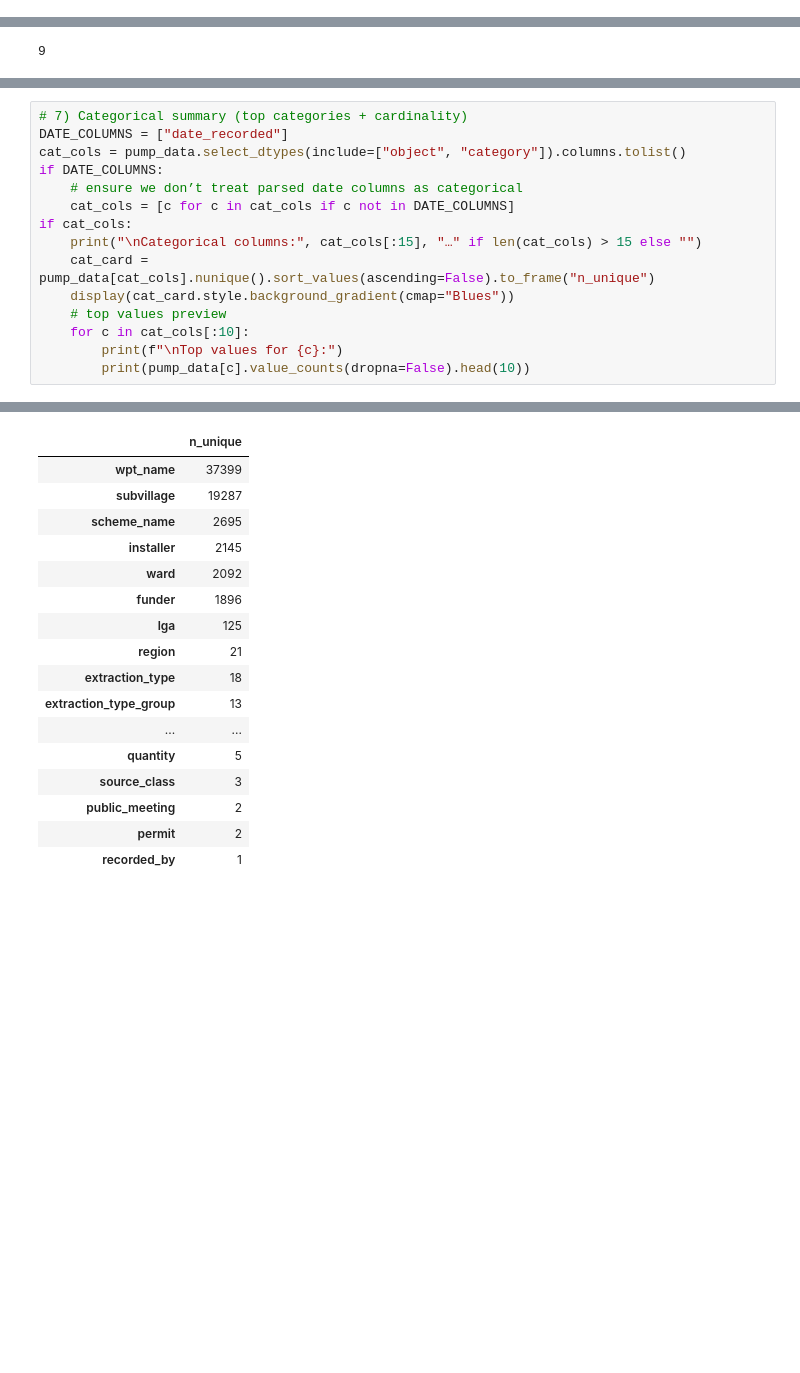
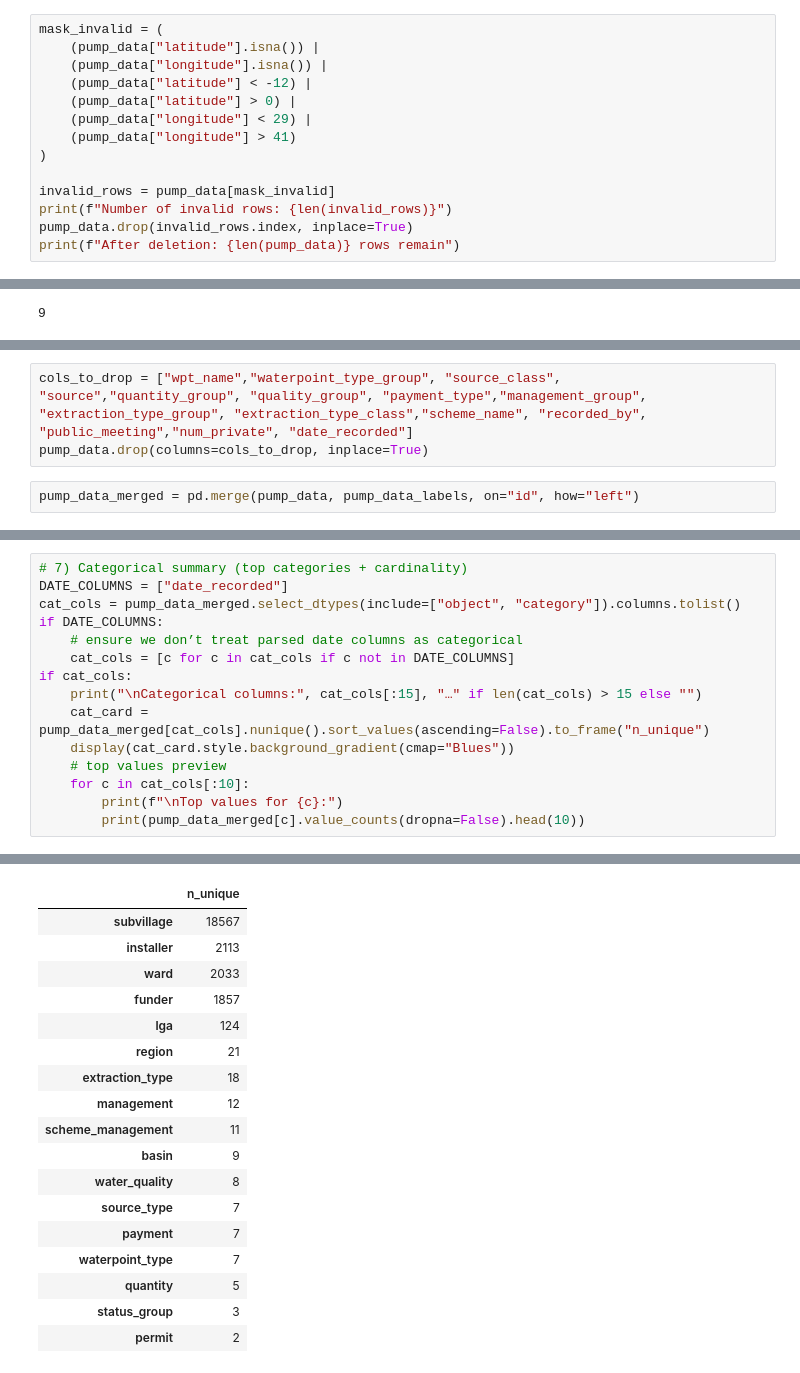
Before and after one commit to floranuta/Data_Circle, a Jupyter notebook: notebooks/Ticket111_LoadExam_Colab.ipynb, the cells around one changed output, grey strips where cells are left out. Cells and saved outputs as stored; diff of their text form; blank space fills up the shorter version.

```diff
--- a/notebooks/Ticket111_LoadExam_Colab.ipynb
+++ b/notebooks/Ticket111_LoadExam_Colab.ipynb
@@ -20,0 +23,14 @@ pump_data = pd.read_csv(csv_file_path)
+# %%
+mask_invalid = (
+    (pump_data["latitude"].isna()) |
+    (pump_data["longitude"].isna()) |
+    (pump_data["latitude"] < -12) |
+    (pump_data["latitude"] > 0) |
+    (pump_data["longitude"] < 29) |
+    (pump_data["longitude"] > 41)
+)
+
+invalid_rows = pump_data[mask_invalid]
+print(f"Number of invalid rows: {len(invalid_rows)}")
+pump_data.drop(invalid_rows.index, inplace=True)
+print(f"After deletion: {len(pump_data)} rows remain")
@@ -748,4 +801,9 @@ These columns are redundant, we can delete them:
 2) how connected basin,subvillage,region,district_code,lga,ward
 3) should we limit datas with langitude and latitude that belongs to Tanzania
 4) check the correct years: construction_year <=date_recorded
+# %%
+cols_to_drop = ["wpt_name","waterpoint_type_group", "source_class", "source","quantity_group", "quality_group", "payment_type","management_group", "extraction_type_group", "extraction_type_class","scheme_name", "recorded_by", "public_meeting","num_private", "date_recorded"]
+pump_data.drop(columns=cols_to_drop, inplace=True)
+# %%
+pump_data_merged = pd.merge(pump_data, pump_data_labels, on="id", how="left")
 # %%
@@ -798,16 +855,16 @@ Numeric columns: ['amount_tsh', 'gps_height', 'longitude', 'latitude', 'num_priv
 # %%
 # 7) Categorical summary (top categories + cardinality)
 DATE_COLUMNS = ["date_recorded"]
-cat_cols = pump_data.select_dtypes(include=["object", "category"]).columns.tolist()
+cat_cols = pump_data_merged.select_dtypes(include=["object", "category"]).columns.tolist()
 if DATE_COLUMNS:
     # ensure we don’t treat parsed date columns as categorical
     cat_cols = [c for c in cat_cols if c not in DATE_COLUMNS]
 if cat_cols:
     print("\nCategorical columns:", cat_cols[:15], "…" if len(cat_cols) > 15 else "")
-    cat_card = pump_data[cat_cols].nunique().sort_values(ascending=False).to_frame("n_unique")
+    cat_card = pump_data_merged[cat_cols].nunique().sort_values(ascending=False).to_frame("n_unique")
     display(cat_card.style.background_gradient(cmap="Blues"))
     # top values preview
     for c in cat_cols[:10]:
         print(f"\nTop values for {c}:")
-        print(pump_data[c].value_counts(dropna=False).head(10))
+        print(pump_data_merged[c].value_counts(dropna=False).head(10))
 # %% [output]
@@ -815,19 +872,20 @@ Categorical columns: ['funder', 'installer', 'wpt_name', 'basin', 'subvillage',
 |  | n_unique |
-| wpt_name | 37399 |
-| subvillage | 19287 |
-| scheme_name | 2695 |
-| installer | 2145 |
-| ward | 2092 |
-| funder | 1896 |
-| lga | 125 |
+| subvillage | 18567 |
+| installer | 2113 |
+| ward | 2033 |
+| funder | 1857 |
+| lga | 124 |
 | region | 21 |
 | extraction_type | 18 |
-| extraction_type_group | 13 |
-| ... | ... |
+| management | 12 |
+| scheme_management | 11 |
+| basin | 9 |
+| water_quality | 8 |
+| source_type | 7 |
+| payment | 7 |
+| waterpoint_type | 7 |
 | quantity | 5 |
-| source_class | 3 |
-| public_meeting | 2 |
+| status_group | 3 |
 | permit | 2 |
-| recorded_by | 1 |
 Top values for funder:
 funder
```
Also changed, not shown: parts of 49 cells of this notebook.
